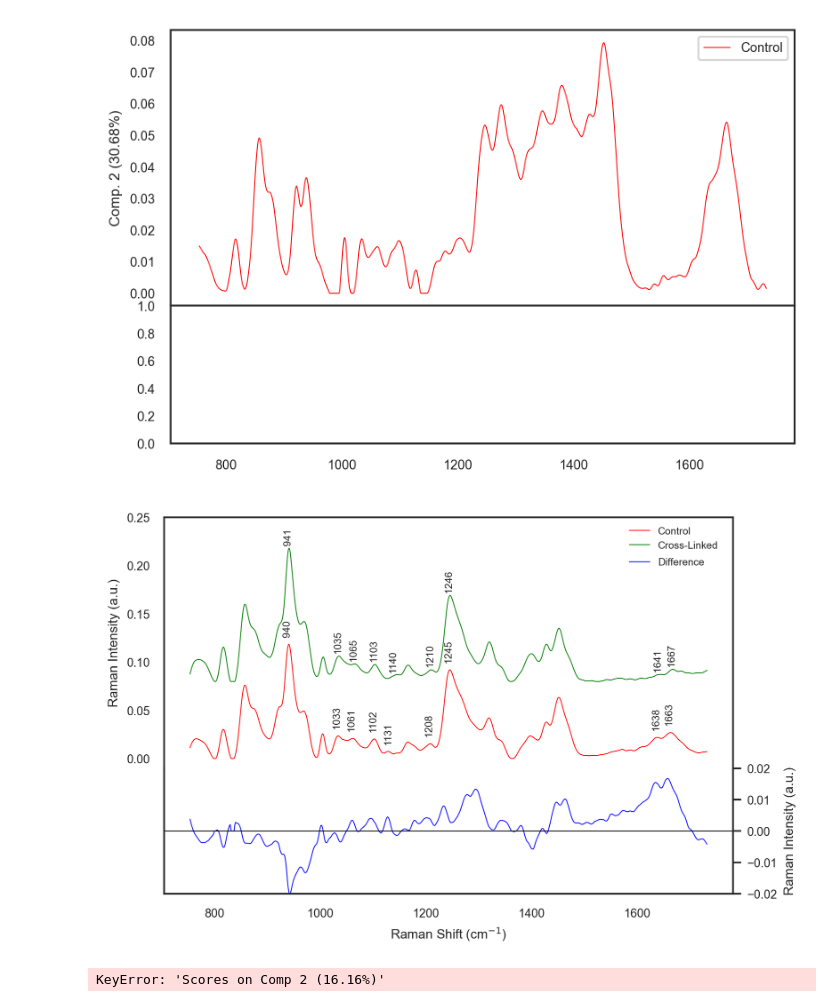
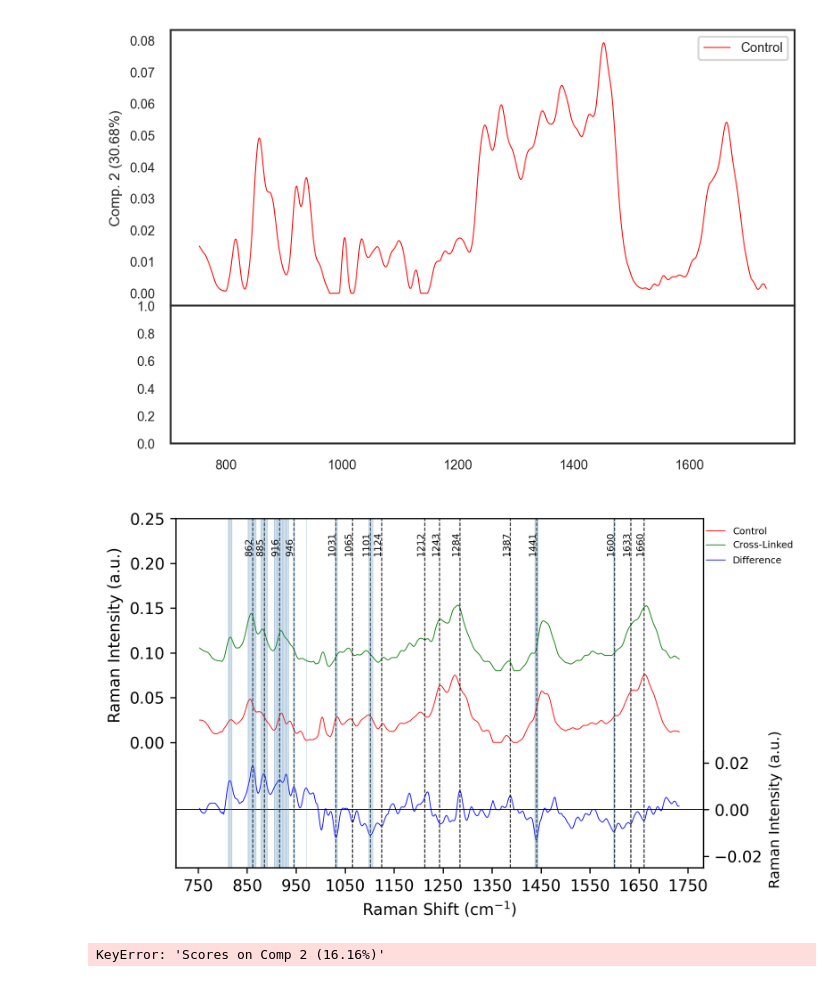
Before and after one commit to bunmiadejimi/Raman_Collagen, a Jupyter notebook: MCR_Stats.ipynb, the cells around one changed output. Cells and saved outputs as stored; diff of their text form; code cells hidden in the pictures.

```diff
--- a/MCR_Stats.ipynb
+++ b/MCR_Stats.ipynb
@@ -11,6 +11,6 @@ import seaborn as sns
 #, sheet_name = "Sheet1")
 #MCR_CtrlvTrt\\Para_Scores_Summary.xlsx
 #df = pd.read_excel('c:\\Users\\oadeji01\\OneDrive - Tufts\\Bunmi - NavehLab-01\\Raman_Bunmi\\Master_Data\\MCR\\Phe_CvT\\Orth_Scores_Ldgs.xlsx', sheet_name='Scores')
-#df = pd.read_excel('c:\\Users\\oadeji01\\OneDrive - Tufts\\Bunmi - NavehLab-01\\Raman_Bunmi\\Master_Data\\MCR\\Phe_CvT\\Para_Scores.xlsx', sheet_name='Sheet1')
+df = pd.read_excel('c:\\Users\\oadeji01\\OneDrive - Tufts\\Bunmi - NavehLab-01\\Raman_Bunmi\\Master_Data\\MCR\\Phe_CvT\\Para_Scores.xlsx', sheet_name='Sheet1')
 df.head()
 # %% [output]
@@ -285,7 +265,7 @@ T-test  1.371  0.859628
 # %% [markdown]
 ### Loadings Plot
 # %%
-ldgs = pd.read_csv('c:\\Users\\oadeji01\\OneDrive - Tufts\\Bunmi - NavehLab-01\\Raman_Bunmi\\Master_Data\\MCR\\PheNorm_AllCvTT\\Para_Trt2m_Ldgs.csv')
-#pd.read_excel('c:\\Users\\oadeji01\\OneDrive - Tufts\\Bunmi - NavehLab-01\\Raman_Bunmi\\Master_Data\\MCR\\Phe_CvT\\Orth_Scores_Ldgs.xlsx', sheet_name='Ldgs') #Para_Ldgs1.xlsx', sheet_name='Sheet1'Orth_Scores_Ldgs.xlsx', sheet_name='Ldgs'
+#ldgs = pd.read_csv('c:\\Users\\oadeji01\\OneDrive - Tufts\\Bunmi - NavehLab-01\\Raman_Bunmi\\Master_Data\\MCR\\PheNorm_AllCvTT\\Para_Trt2m_Ldgs.csv')
+ldgs = pd.read_excel('c:\\Users\\oadeji01\\OneDrive - Tufts\\Bunmi - NavehLab-01\\Raman_Bunmi\\Master_Data\\MCR\\Phe_CvT\\Para_Ldgs1.xlsx', sheet_name='Sheet1') #Para_Ldgs1.xlsx', sheet_name='Sheet1'Orth_Scores_Ldgs.xlsx', sheet_name='Ldgs'
 ldgs.head()
 # %% [output]
@@ -298,4 +278,4 @@ ldgs.head()
 # %%
-spec = ldgs[['Comp. 2 (63.61%)', 'Comp. 3 (52.75%)']]
+spec = ldgs[['Comp. 2 (16.19%)', 'Comp. 4 (9.14%)']]
 spec.head()
 # %% [output]
@@ -361,7 +341,7 @@ fig, axes = plt.subplots(
 ax1, ax2= axes
 sns.lineplot(
     x = 'Ctrl',
-    y =  'Comp. 2 (63.61%)',#'Comp. 4 (9.14%)',
+    y = 'Comp. 4 (9.14%)',#'Comp. 3 (52.75%)'
     data = ldgs,
     label = 'Control',
     color = 'red',
@@ -370,7 +350,8 @@ sns.lineplot(
 )
 sns.lineplot(
     x = 'Ctrl',
-    y = ldgs['Comp. 3 (52.75%)'] + .08,
+    y = ldgs['Comp. 2 (16.19%)'] + .08,
+    #'Comp. 2 (63.61%)'
     data = ldgs,
     label = 'Cross-Linked',
     color = 'green',
@@ -380,52 +361,81 @@ sns.lineplot(
 ax2_r = ax2.twinx()
 sns.lineplot(
     x = 'Ctrl',
-    y = ldgs['Collagen diff'], #- 1.02,
+    y = spec.iloc[:, 0] - spec.iloc[:, 1],
+    #ldgs['Collagen diff'], #- 1.02,
     data = ldgs,
     label = 'Difference',
     color = 'blue',
     lw = .5,
       ax = ax2_r
 )
 
 ax2.yaxis.set_visible(False)
-ax2_r. set_ylim(-.02, .02)
-ax2_r.set_ylabel('Raman Intensity (a.u.)')
+ax2_r. set_ylim(-.025, .025)
+ax2_r.set_ylabel('Raman Intensity (a.u.)', fontsize = 9)
 ax2_r.axhline(0, lw = .5, color = 'black')
 ax2_r.spines['top'].set_visible(False)
 ax2.spines['top'].set_visible(False)
 ax2.set_xlabel("Raman Shift (cm$^{-1}$)")
 
 ax1.set_ylabel('Raman Intensity (a.u.)')
 ax1.set_ylim(-.01, .25)
 ax1.spines['bottom'].set_visible(False)
 
 ax1.legend(frameon = False, fontsize = 6, bbox_to_anchor  =(.99, 1))
-ax2_r.legend(frameon = False, bbox_to_anchor  =(.9655, 2.75), fontsize = 6)
+ax2_r.legend(frameon = False, bbox_to_anchor  =(1.165, 2.75), fontsize = 6)
+
+ax2.set_xticks(np.arange(750, 1760, 100))
 
 
-ctrs = [940, 1033, 1062, 1100, 1135, 1207, 1245,  1636, 1663]#816, 857, 876, 921,  1003, 1270,
+ctrs = [860, 879, 910, 945, 1033, 1062, 1098, 1128, 1207, 1237, 1285, 1385, 1440,  1605, 1635, 1655]#816, 857, 876, 921,  1003, 1270,
 #857,985,1321, 1360, 1405, 1426, 1451,1265, 1167,
 for c in ctrs:
-    for b in [0, 1]:
-        mask = (ldgs['Trt'] >= c - 5) & (ldgs['Trt'] <= c + 6)
+    #for b in [0, 1]:
+    mask = (ldgs['Trt'] >= c - 5) & (ldgs['Trt'] <= c + 6)
 
-        loc_idx = ldgs['Trt'][mask]
-        peak_idx = spec.iloc[:, b][mask]
-
+    loc_idx = ldgs['Trt'][mask]
+    peak_idx = ldgs['Collagen diff'][mask]
+    #spec.iloc[:, 1][mask]
+    if (peak_idx.values < 0).all():
+        idx_max = np.argmin(peak_idx)
+        peak_wl = loc_idx.values[idx_max]
+        int_val = peak_idx.values[idx_max]
+    else:
         idx_max = np.argmax(peak_idx)
         peak_wl = loc_idx.values[idx_max]
         int_val = peak_idx.values[idx_max]
                 #print(int_val)
-        if b == 0:
-            ax1.text(peak_wl+6, int_val + .0095,#.3 * (len(sub) + 0.3),
+        #if b == 1:
+    ax1.text(peak_wl+1, .21,#.3 * (len(sub) + 0.3),
             f'{peak_wl:.0f}', rotation=90, fontsize=6, ha='right')
-        else:
-            ax1.text(peak_wl+6, int_val + .085, #* (len(sub) + 0.3),
-                f'{peak_wl:.0f}', rotation=90, fontsize=6, ha='right')
-plt.savefig(f'C:\\Users\\oadeji01\\OneDrive - Tufts\\Bunmi - NavehLab-01\\Reports\\Paper\\Figures\\MCR_Ldgs_Orth.tif', dpi = 600, bbox_inches='tight')
+    ax1.axvline(x=peak_wl, color='black', linestyle='--', linewidth=0.6, alpha = .9)
+    ax2_r.axvline(x=peak_wl, color='black', linestyle='--', linewidth=0.6, alpha = .95)
+
+
+        #else:
+        #    pass
+
+        #Find loadings with values over 95th percentile as important loadings
+p95 = ldgs['Collagen diff'].abs().quantile(.90)
+mask1 = ldgs['Collagen diff'].abs()>(p95)
+col_idx = mask1.to_numpy().nonzero()
+    # Optional: get column names and row labels
+cols = ldgs['Trt'].values[col_idx]
+
+for p in cols:
+    ax1.axvline(x=p, color='steelblue', linestyle='-', linewidth=0.3, alpha = .35)
+    ax2_r.axvline(x=p, color='steelblue', linestyle='-', linewidth=0.3, alpha = .35)
+
+
+
+
+           # ax1.text(peak_wl+6, int_val + .085, #* (len(sub) + 0.3),
+           #     f'{peak_wl:.0f}', rotation=90, fontsize=6, ha='right')
+            #ax2_r.axvline(x=peak_wl, color='steelblue', linestyle='-', linewidth=0.3, alpha = .35)
+plt.savefig(f'C:\\Users\\oadeji01\\OneDrive - Tufts\\Bunmi - NavehLab-01\\Reports\\Paper\\Figures\\MCR_Ldgs_Para.tif', dpi = 600, bbox_inches='tight')
 # %% [output]
-[figure, old version]
+[figure, new version]
 # %%
 # for unequal variances
 import pingouin as pg
```
Also changed, not shown: parts of 4 cells of this notebook.
